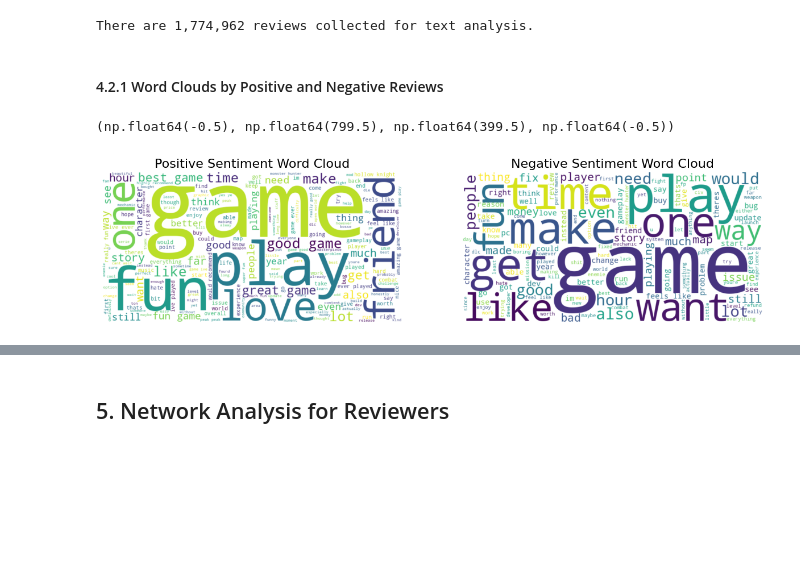
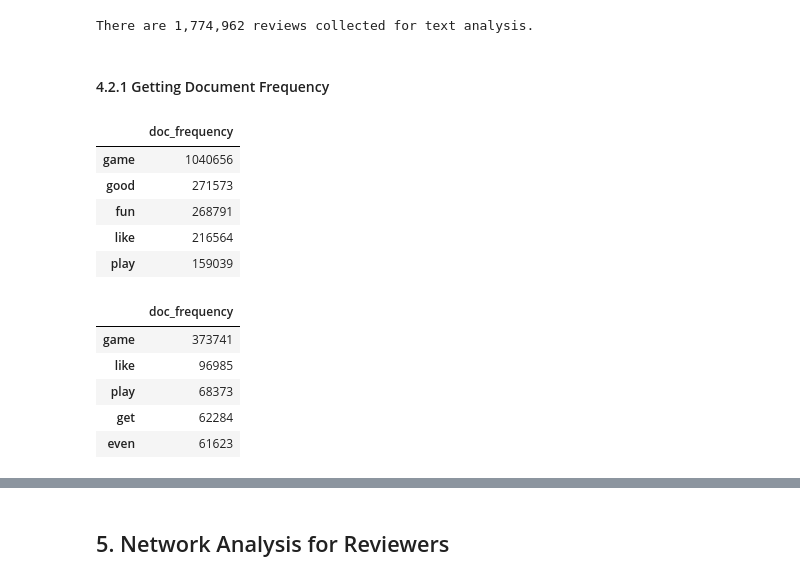
Before and after one commit to naomibuell/DATA620, a Jupyter notebook: final_project/final_project.ipynb, the cells around one changed output, grey strips where cells are left out. Cells and saved outputs as stored; diff of their text form; code cells hidden in the pictures; blank space fills up the shorter version.

```diff
--- a/final_project/final_project.ipynb
+++ b/final_project/final_project.ipynb
@@ -544,44 +545,24 @@ print(f"There are {len(review_text):,} reviews collected for text analysis.")
 # %% [output]
 There are 1,774,962 reviews collected for text analysis.
 # %% [markdown]
-#### 4.2.1 Word Clouds by Positive and Negative Reviews
+#### 4.2.1 Getting Document Frequency
 # %%
 # Function to clean review text
 def clean_text(text):
+    # Prepare stop words
+    stop_words = set(stopwords.words('english'))
+
     # Remove non-alphabetic characters and convert to lower case
     text = re.sub(r'[^a-zA-Z\s]', '', text).lower()
-    # Remove extra spaces
-    return re.sub(r'\s+', ' ', text).strip()
 
-# Prepare stop words
-stop_words = set(stopwords.words('english'))
+    # Tokenize the text
+    filtered_words = [
+        word for word in word_tokenize(text)
+        if word.isalpha() and word not in stop_words
+    ]
+
+    return filtered_words
 
 # Separate positive and negative reviews and clean the text
 positive_reviews = clean_text(' '.join([text for appid, sentiment, text in review_text if sentiment == 1]))
 negative_reviews = clean_text(' '.join([text for appid, sentiment, text in review_text if sentiment == 0]))
-
-# Word Cloud configuration
-wc_config = dict(
-    width=800,
-    height=400,
-    background_color='white',
-    stopwords=stop_words,
-    min_font_size=10
-)
-
-wordcloud_pos = WordCloud(**wc_config).generate(positive_reviews)
-wordcloud_neg = WordCloud(**wc_config).generate(negative_reviews)
-fig, axes = plt.subplots(1, 2, figsize=(15, 7))
-
-# Positive Word Cloud
-axes[0].imshow(wordcloud_pos, interpolation='bilinear')
-axes[0].set_title('Positive Sentiment Word Cloud', fontsize=16)
-axes[0].axis('off')
-
-# Negative Word Cloud
-axes[1].imshow(wordcloud_neg, interpolation='bilinear')
-axes[1].set_title('Negative Sentiment Word Cloud', fontsize=16)
-axes[1].axis('off')
-# %% [output]
-(np.float64(-0.5), np.float64(799.5), np.float64(399.5), np.float64(-0.5))
-[figure, removed]
@@ -587,0 +591,18 @@ axes[1].axis('off')
+# %%
+pos_df.head()
+# %% [output]
+|  | doc_frequency |
+| game | 1040656 |
+| good | 271573 |
+| fun | 268791 |
+| like | 216564 |
+| play | 159039 |
+# %%
+neg_df.head()
+# %% [output]
+|  | doc_frequency |
+| game | 373741 |
+| like | 96985 |
+| play | 68373 |
+| get | 62284 |
+| even | 61623 |
```
Also changed, not shown: parts of 9 cells of this notebook.
